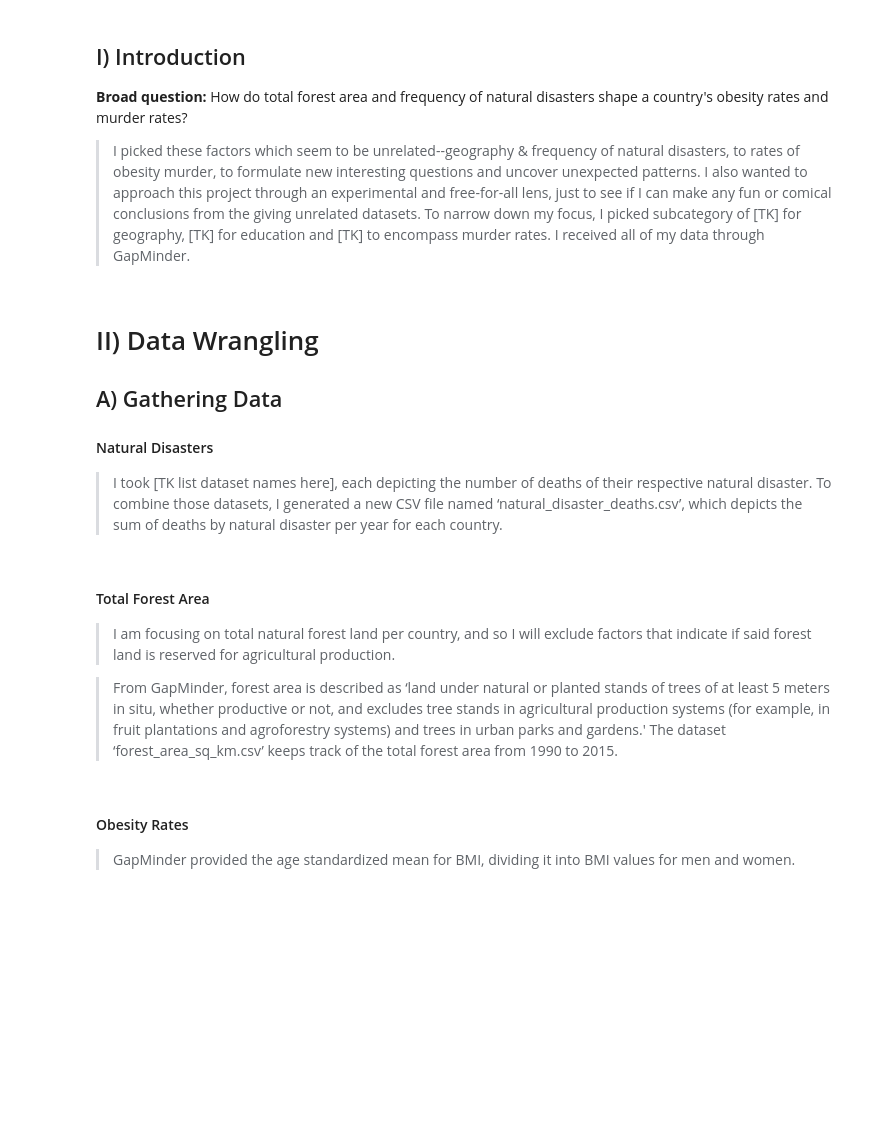
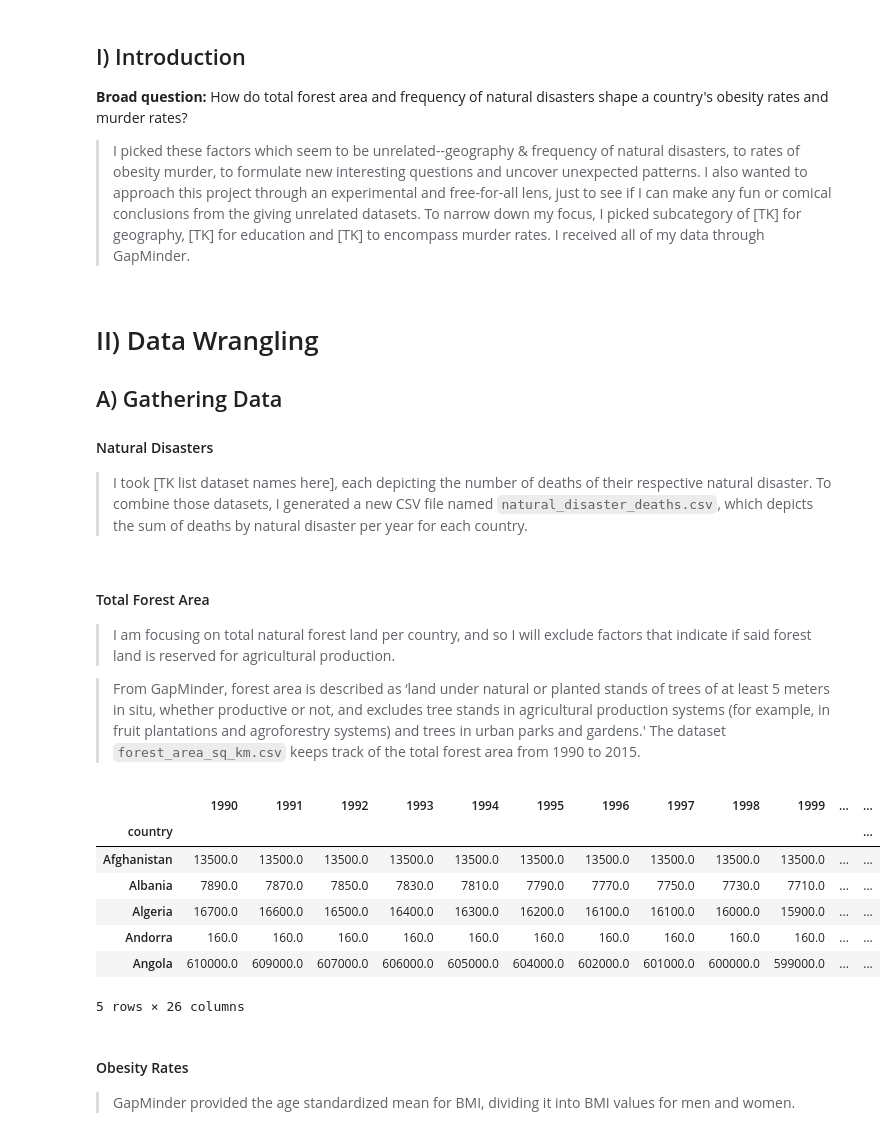
Before and after one commit to aeglon97/Investigate-A-Dataset, a Jupyter notebook: Investigate_a_Dataset.ipynb, the cells around one changed output. Saved outputs shown, nothing was run; the diff lists cells and outputs as text; code cells hidden in the pictures; blank space fills up the shorter version.

```diff
--- a/Investigate_a_Dataset.ipynb
+++ b/Investigate_a_Dataset.ipynb
@@ -27,7 +27,7 @@ import matplotlib.pyplot as plt
 ## A) Gathering Data
 
 #### Natural Disasters
-> I took [TK list dataset names here], each depicting the number of deaths of their respective natural disaster. To combine those datasets, I generated a new CSV file named ‘natural_disaster_deaths.csv’, which depicts the sum of deaths by natural disaster per year for each country.
+> I took [TK list dataset names here], each depicting the number of deaths of their respective natural disaster. To combine those datasets, I generated a new CSV file named `natural_disaster_deaths.csv`, which depicts the sum of deaths by natural disaster per year for each country.
 # %%
 #Load all DataFrames for natural disasters
 filepath_disasters = './data/natural_disasters/'
@@ -46,9 +52,19 @@ dfs_nd = np.array([df_drought, df_earthquake, df_epidemic, df_flood, df_storm, d
 #### Total Forest Area
 > I am focusing on total natural forest land per country, and so I will exclude factors that indicate if said forest land is reserved for agricultural production.
 
-> From GapMinder, forest area is described as ‘land under natural or planted stands of trees of at least 5 meters in situ, whether productive or not, and excludes tree stands in agricultural production systems (for example, in fruit plantations and agroforestry systems) and trees in urban parks and gardens.' The dataset ‘forest_area_sq_km.csv’ keeps track of the total forest area from 1990 to 2015.
+> From GapMinder, forest area is described as ‘land under natural or planted stands of trees of at least 5 meters in situ, whether productive or not, and excludes tree stands in agricultural production systems (for example, in fruit plantations and agroforestry systems) and trees in urban parks and gardens.' The dataset `forest_area_sq_km.csv` keeps track of the total forest area from 1990 to 2015.
 # %%
 df_forest = pd.read_csv('./data/forest_area_sq_km.csv', index_col='country')
+df_forest.head()
+# %% [output]
+|  | 1990 | 1991 | 1992 | 1993 | 1994 | 1995 | 1996 | 1997 | 1998 | 1999 | ... | ... |
+| country |  |  |  |  |  |  |  |  |  |  |  | ... |
+| Afghanistan | 13500.0 | 13500.0 | 13500.0 | 13500.0 | 13500.0 | 13500.0 | 13500.0 | 13500.0 | 13500.0 | 13500.0 | ... | ... |
+| Albania | 7890.0 | 7870.0 | 7850.0 | 7830.0 | 7810.0 | 7790.0 | 7770.0 | 7750.0 | 7730.0 | 7710.0 | ... | ... |
+| Algeria | 16700.0 | 16600.0 | 16500.0 | 16400.0 | 16300.0 | 16200.0 | 16100.0 | 16100.0 | 16000.0 | 15900.0 | ... | ... |
+| Andorra | 160.0 | 160.0 | 160.0 | 160.0 | 160.0 | 160.0 | 160.0 | 160.0 | 160.0 | 160.0 | ... | ... |
+| Angola | 610000.0 | 609000.0 | 607000.0 | 606000.0 | 605000.0 | 604000.0 | 602000.0 | 601000.0 | 600000.0 | 599000.0 | ... | ... |
+5 rows × 26 columns
 # %% [markdown]
 #### Obesity Rates
 > GapMinder provided the age standardized mean for BMI, dividing it into BMI values for men and women.
```
Also changed, not shown: parts of 29 cells of this notebook.
